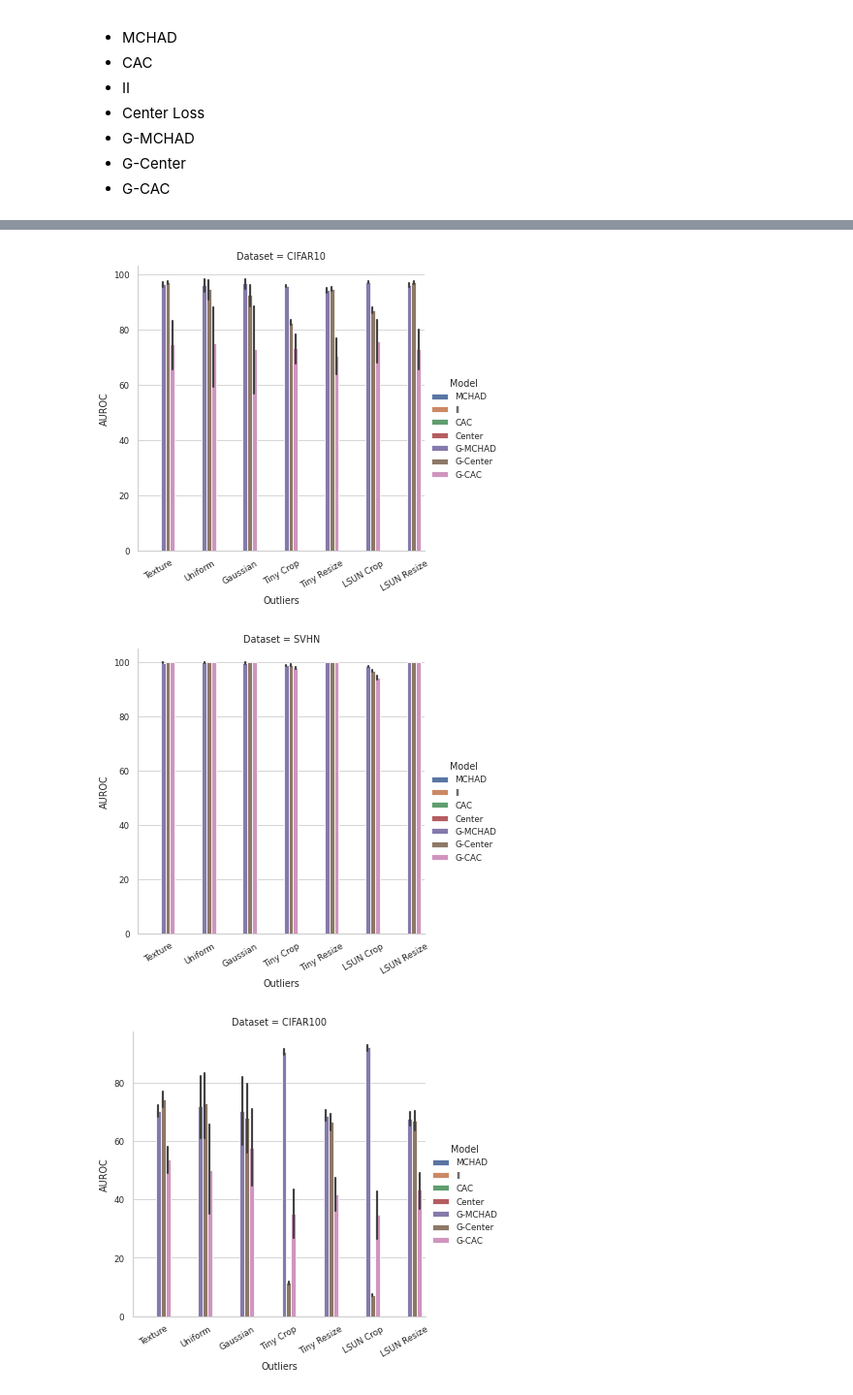
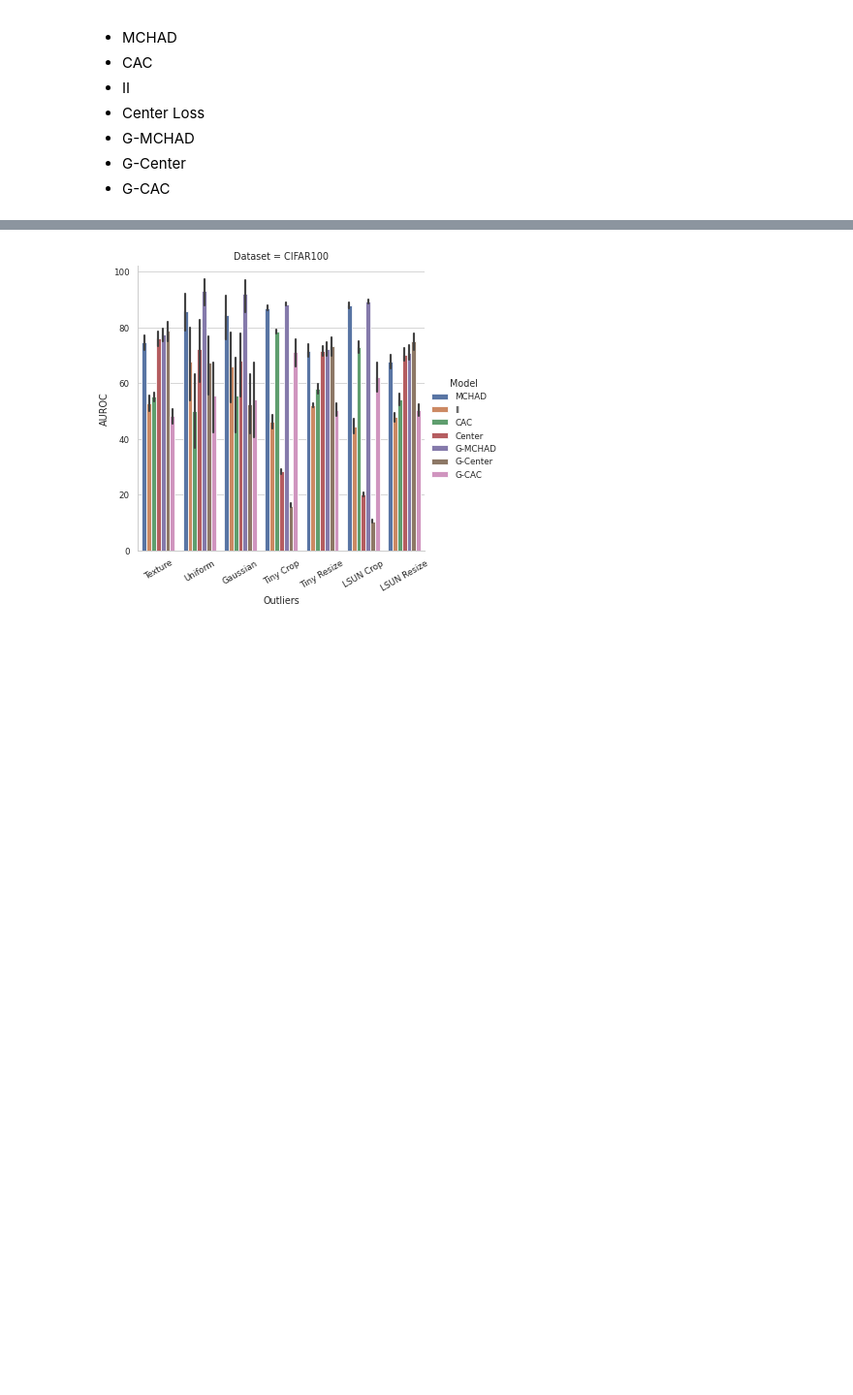
Before and after one commit to kkirchheim/mchad, a Jupyter notebook: notebooks/eval-new-2.ipynb, the cells around one changed output, grey strips where cells are left out. Shown at 97% size. Cells and saved outputs as stored; diff of their text form; code cells hidden in the pictures; blank space fills up the shorter version.

```diff
--- a/notebooks/eval-new-2.ipynb
+++ b/notebooks/eval-new-2.ipynb
@@ -19,7 +19,7 @@ sb.set_style("whitegrid")
 sb.set_context("paper")
 # %%
 # root folder for experiment run
-root = "/home/ki/projects/work/mchad/logs/multiruns/22-12:38:34/"
+root = "/home/ki/projects/work/mchad/logs/multiruns/22-10:32:51/"
 # %%
 # map test cases
 dataset_map = {
@@ -67,31 +67,31 @@ def convert(df, key="Distance", task="OOD"):
     return df
 # %%
 directories = []
-# directories += [f"./svhn/center/{i}" for i in range(21)]
-# directories += [f"./svhn/mchad/{i}" for i in range(21)]
-directories += [f"./svhn/gmchad/{i}" for i in range(21)]
-directories += [f"./svhn/gcenter/{i}" for i in range(21)]
-directories += [f"./svhn/gcac/{i}" for i in range(21)]
-# directories += [f"./svhn/cac/{i}" for i in range(21)]
-# directories += [f"./svhn/ii/{i}" for i in range(21)]
+# # directories += [f"./svhn/center/{i}" for i in range(21)]
+# # directories += [f"./svhn/mchad/{i}" for i in range(21)]
+# directories += [f"./svhn/gmchad/{i}" for i in range(21)]
+# directories += [f"./svhn/gcenter/{i}" for i in range(21)]
+# directories += [f"./svhn/gcac/{i}" for i in range(21)]
+# # directories += [f"./svhn/cac/{i}" for i in range(21)]
+# # directories += [f"./svhn/ii/{i}" for i in range(21)]
 
-# directories += [f"./cifar100/mchad/{i}" for i in range(21)]
+directories += [f"./cifar100/mchad/{i}" for i in range(21)]
 directories += [f"./cifar100/gmchad/{i}" for i in range(21)]
 directories += [f"./cifar100/gcenter/{i}" for i in range(21)]
 directories += [f"./cifar100/gcac/{i}" for i in range(21)]
-# directories += [f"./cifar100/cac/{i}" for i in range(21)]
-# directories += [f"./cifar100/ii/{i}" for i in range(21)]
-# directories += [f"./cifar100/center/{i}" for i in range(21)]
+directories += [f"./cifar100/cac/{i}" for i in range(21)]
+directories += [f"./cifar100/ii/{i}" for i in range(21)]
+directories += [f"./cifar100/center/{i}" for i in range(21)]
 
 
-# del directories[directories.index("./cifar100/cac/13")]
-# directories += [f"./cifar10/mchad/{i}" for i in range(21)]
-# directories += [f"./cifar10/center/{i}" for i in range(21)]
-directories += [f"./cifar10/gmchad/{i}" for i in range(21)]
-directories += [f"./cifar10/gcenter/{i}" for i in range(21)]
-directories += [f"./cifar10/gcac/{i}" for i in range(21)]
-# directories += [f"./cifar10/cac/{i}" for i in range(21)]
-# directories += [f"./cifar10/ii/{i}" for i in range(21)]
+# # del directories[directories.index("./cifar100/cac/13")]
+# # directories += [f"./cifar10/mchad/{i}" for i in range(21)]
+# # directories += [f"./cifar10/center/{i}" for i in range(21)]
+# directories += [f"./cifar10/gmchad/{i}" for i in range(21)]
+# directories += [f"./cifar10/gcenter/{i}" for i in range(21)]
+# directories += [f"./cifar10/gcac/{i}" for i in range(21)]
+# # directories += [f"./cifar10/cac/{i}" for i in range(21)]
+# # directories += [f"./cifar10/ii/{i}" for i in range(21)]
 # %%
 
 
@@ -280,23 +280,21 @@ Dataset & Model &          &      &       &      &         &      &          &
 # %%
 methods = ["MCHAD", "II", "CAC", "Center", "G-MCHAD", "G-Center", "G-CAC"]
 # ,
-for dataset in ["CIFAR10", "SVHN", "CIFAR100"]:
+for dataset in [ "CIFAR100"]:
     g = sb.catplot(
         data=df.reset_index()[df.reset_index()["Dataset"] == dataset],
         x="Outliers",
         y="AUROC",
         kind="bar",
         hue="Model",
         col="Dataset",
         hue_order=methods
     )
     g.set_xticklabels(rotation=30)
     plt.savefig(f"out/single-auroc-{dataset}.png", dpi=300)
     plt.show()
 # %% [output]
-[figure, old version]
+[figure, new version]
-[figure, removed]
-[figure, removed]
 # %%
 tmp = df.reset_index().copy()
 # tmp = tmp[(tmp["Model"] == "MCHAD") | (tmp["Model"] == "G-MCHAD")| (tmp["Model"] == "G-CAC") | (tmp["Model"] == "G-Center")]
```
Also changed, not shown: parts of 5 cells of this notebook, 8 other files.
